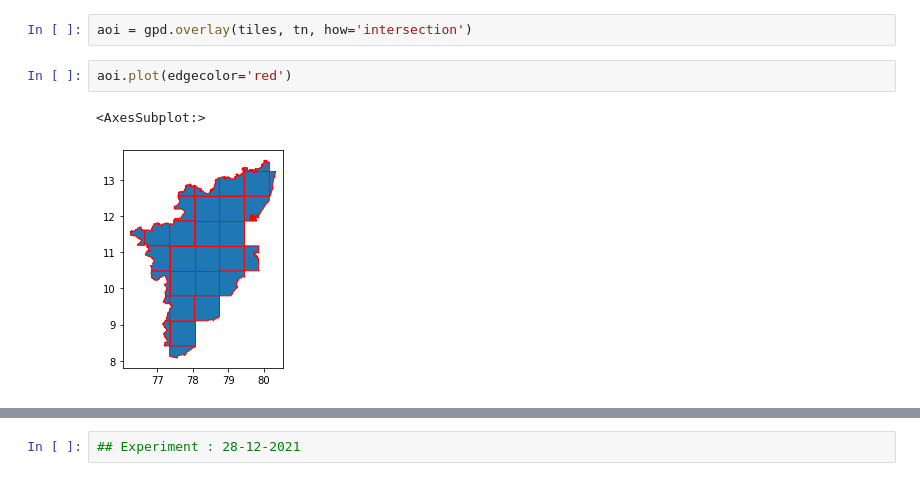
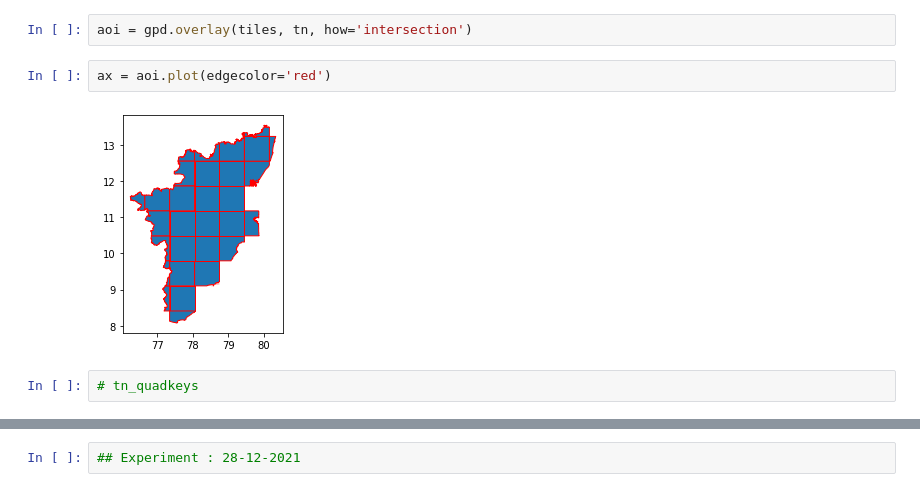
Before and after one commit to returaj/covasim, a Jupyter notebook: models/vanilla/bing_tile.ipynb, the cells around one changed output, grey strips where cells are left out. Drawn from its saved outputs; the diff is of its cells as text.

```diff
--- a/models/vanilla/bing_tile.ipynb
+++ b/models/vanilla/bing_tile.ipynb
@@ -153,7 +153,8 @@ plt.show()
 # %%
 aoi = gpd.overlay(tiles, tn, how='intersection')
 # %%
-aoi.plot(edgecolor='red')
+ax = aoi.plot(edgecolor='red')
 # %% [output]
-<AxesSubplot:>
-[figure, old version]
+[figure, new version]
+# %%
+# tn_quadkeys
```
Also changed, not shown: parts of 13 cells of this notebook, 7 other files.
